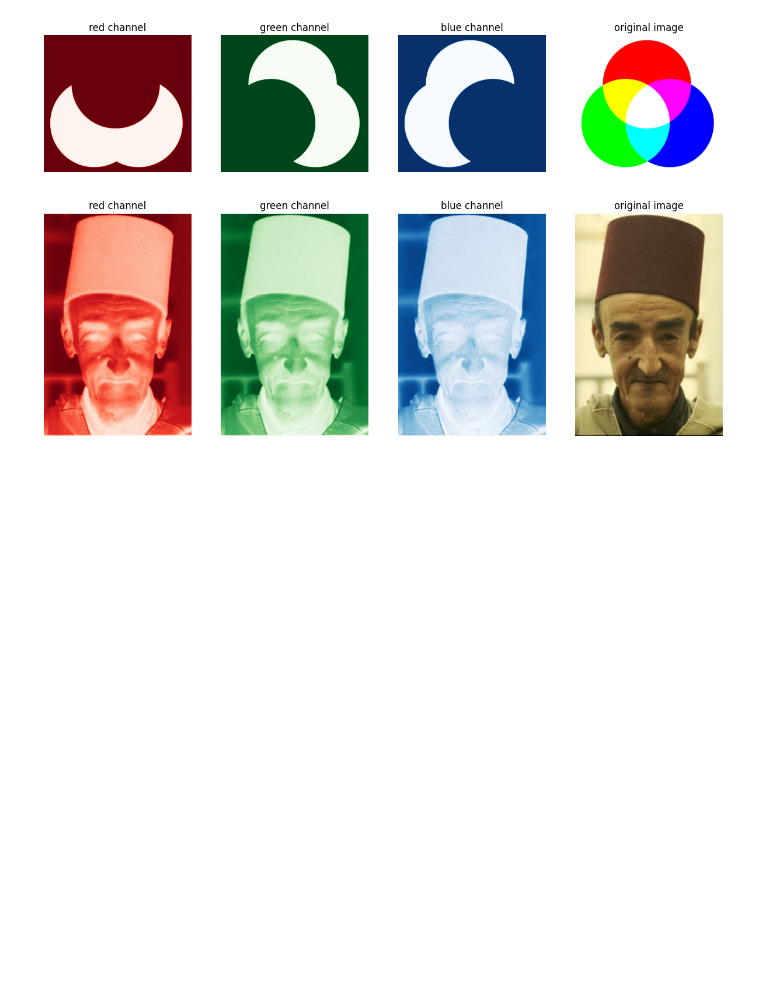
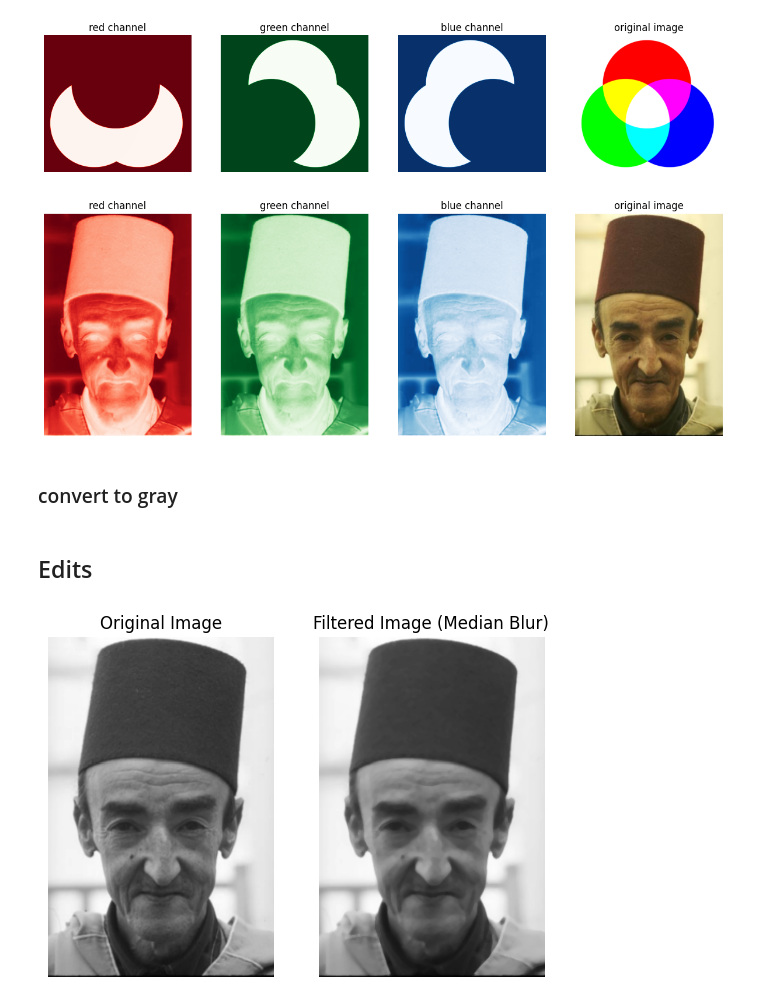
Before and after one commit to shadyalattarr/Computer-Vision-Assignment-1, a Jupyter notebook: Untitled-1.ipynb, the cells around one changed output. Cells and saved outputs as stored; diff of their text form; code cells hidden in the pictures; blank space fills up the shorter version.

Commit message:
Add median & try Laplacian

```diff
--- a/Untitled-1.ipynb
+++ b/Untitled-1.ipynb
@@ -162,3 +164,38 @@ ax[3].axis('off')
 plt.show()
 # %% [output]
 [figure]
+# %% [markdown]
+### convert to gray
+# %%
+# Convert to grayscale
+gray_img = cv2.cvtColor(img, cv2.COLOR_BGR2GRAY)
+
+# Display the image using Matplotlib
+plt.imshow(gray_img, cmap='gray')
+plt.axis('off')  # Hide axes
+plt.show()
+
+# cv2.imshow("Grayscale Image", gray_img)
+# cv2.waitKey(0)
+# cv2.destroyAllWindows()
+# %% [markdown]
+## Edits
+# %%
+# median
+median_img = cv2.medianBlur(gray_img, 5)  # I think its different from pdf
+
+# plt.figure(figsize=(10, 5))
+# original gray image
+plt.subplot(1, 2, 1)
+plt.imshow(gray_img, cmap='gray')
+plt.title("Original Image")
+plt.axis('off')
+#image after median blur
+plt.subplot(1, 2, 2)
+plt.imshow(median_img, cmap='gray')
+plt.title("Filtered Image (Median Blur)")
+plt.axis('off')
+
+plt.show()
+# %% [output]
+[figure, added]
```
Also changed, not shown: parts of 5 cells of this notebook.
